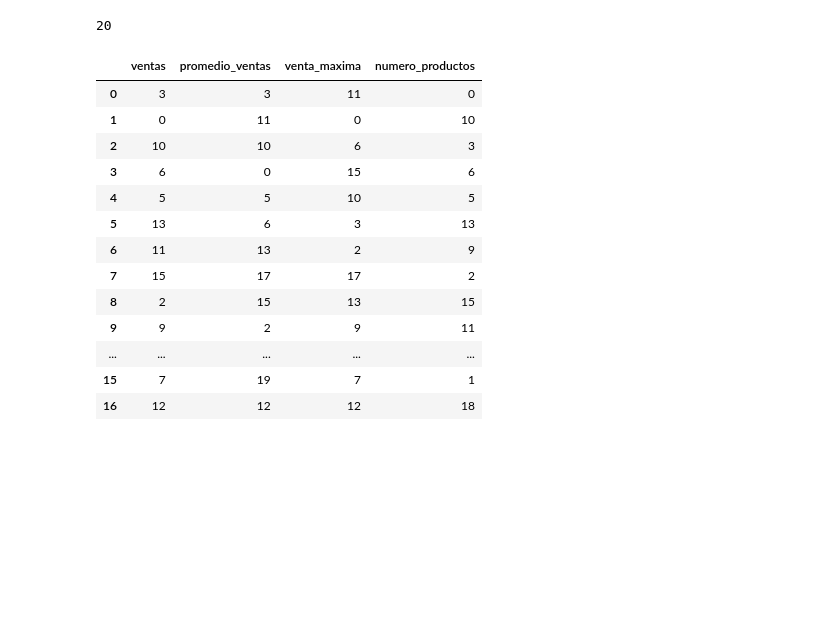
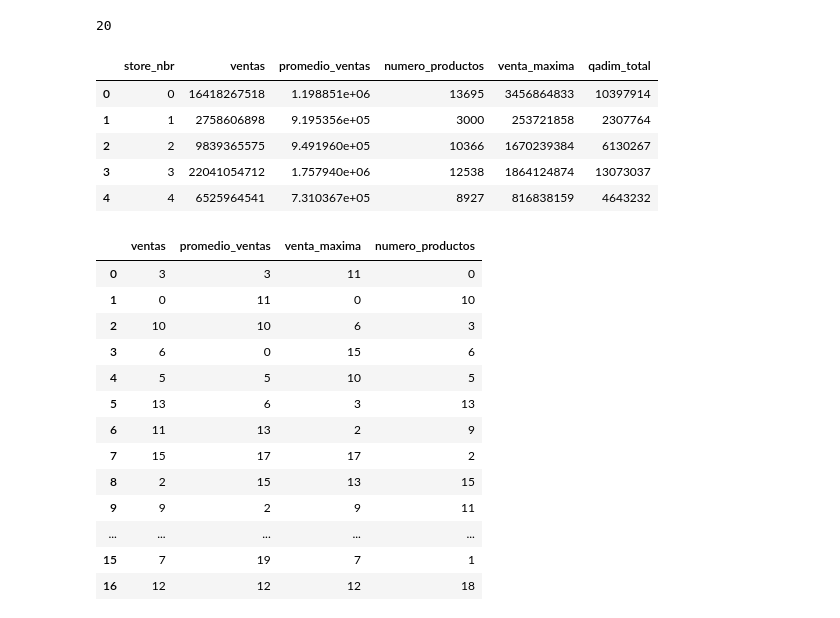
Before and after one commit to fagonzalezosorio/proyectomat282, a Jupyter notebook: Codigos/proyecto.ipynb, the cells around one changed output. Saved outputs shown, nothing was run; the diff lists cells and outputs as text; code cells hidden in the pictures; blank space fills up the shorter version.

```diff
--- a/Codigos/proyecto.ipynb
+++ b/Codigos/proyecto.ipynb
@@ -52,6 +54,15 @@ aux1 = (datos.groupby(["store_nbr"])
              .reset_index()
 
        )
+# %%
+aux1.head()
+# %% [output]
+|  | store_nbr | ventas | promedio_ventas | numero_productos | venta_maxima | qadim_total |
+| 0 | 0 | 16418267518 | 1.198851e+06 | 13695 | 3456864833 | 10397914 |
+| 1 | 1 | 2758606898 | 9.195356e+05 | 3000 | 253721858 | 2307764 |
+| 2 | 2 | 9839365575 | 9.491960e+05 | 10366 | 1670239384 | 6130267 |
+| 3 | 3 | 22041054712 | 1.757940e+06 | 12538 | 1864124874 | 13073037 |
+| 4 | 4 | 6525964541 | 7.310367e+05 | 8927 | 816838159 | 4643232 |
 # %%
 aux4 = pd.DataFrame(aux1.index)
 
```
Also changed, not shown: parts of 27 cells of this notebook.
